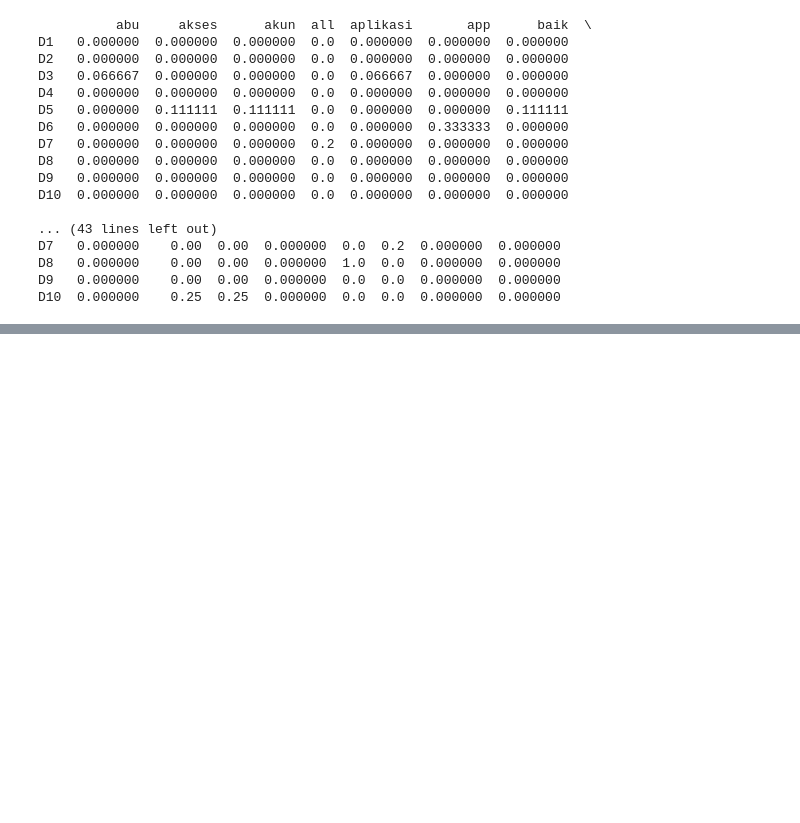
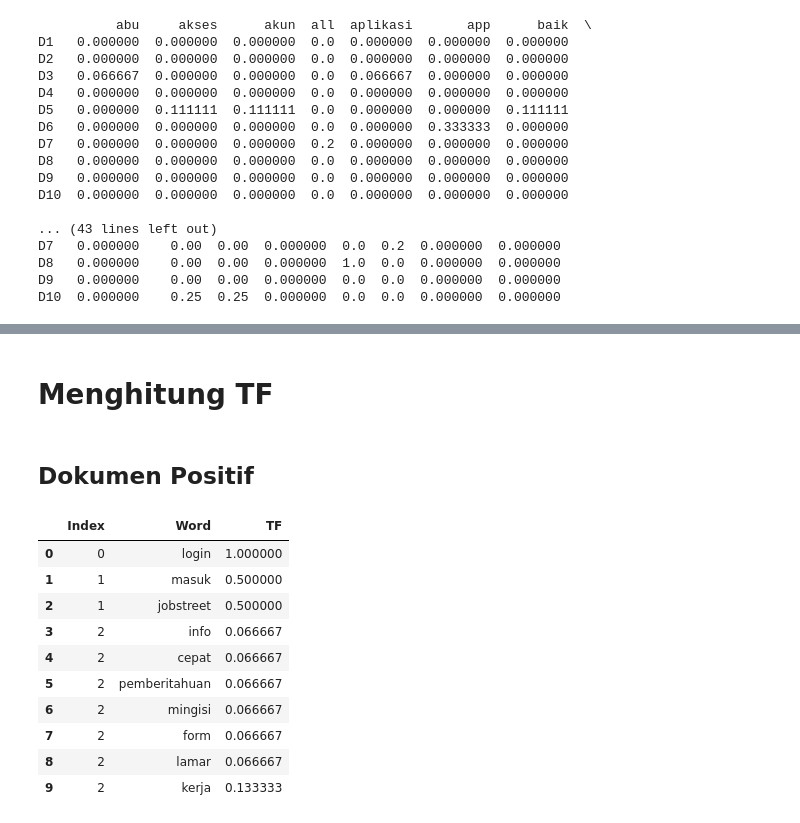
Before and after one commit to wroeiut1iauiouteaoiutoiauat874323/project-four, a Jupyter notebook: skripsikuuu 3.ipynb, the cells around one changed output, grey strips where cells are left out. Cells and saved outputs as stored; diff of their text form; code cells hidden in the pictures; blank space fills up the shorter version.

```diff
--- a/skripsikuuu 3.ipynb
+++ b/skripsikuuu 3.ipynb
@@ -136,0 +240,46 @@ D10  0.000000    0.25  0.25  0.000000  0.0  0.0  0.000000  0.000000
+# %% [markdown]
+# Menghitung TF
+# %% [markdown]
+## Dokumen Positif
+# %%
+# Mengambil 5 kalimat pertama dan 5 kalimat terakhir dari semua dokumen
+first_five = my_df['text_tokens_stemmed'].head(5)
+last_five = my_df['text_tokens_stemmed'].tail(5)
+
+# Menggabungkan kedua bagian tersebut
+combined = pd.concat([first_five, last_five])
+
+# Menghitung TF untuk setiap kalimat dalam pertimbangan positif
+tf_combined = []
+for doc in combined:
+    words = doc.split()
+    word_count = len(words)
+    word_freq = {word: words.count(word) / word_count for word in words}
+    tf_combined.append(word_freq)
+
+# Menyiapkan data untuk disimpan ke CSV
+tf_data_combined = []
+for i, (index, doc) in enumerate(combined.items()):
+    for word, freq in tf_combined[i].items():
+        tf_data_combined.append({'Index': index, 'Word': word, 'TF': freq})
+
+# Membuat DataFrame dari data TF
+df_tf_combined = pd.DataFrame(tf_data_combined)
+
+# Menyimpan DataFrame ke CSV
+df_tf_combined.to_csv('sample_data/tf_data_combined.csv', index=False)
+
+# Menampilkan DataFrame
+df_tf_combined.head(10)
+# %% [output]
+|  | Index | Word | TF |
+| 0 | 0 | login | 1.000000 |
+| 1 | 1 | masuk | 0.500000 |
+| 2 | 1 | jobstreet | 0.500000 |
+| 3 | 2 | info | 0.066667 |
+| 4 | 2 | cepat | 0.066667 |
+| 5 | 2 | pemberitahuan | 0.066667 |
+| 6 | 2 | mingisi | 0.066667 |
+| 7 | 2 | form | 0.066667 |
+| 8 | 2 | lamar | 0.066667 |
+| 9 | 2 | kerja | 0.133333 |
```
Also changed, not shown: parts of 25 cells of this notebook, 19 other files.
